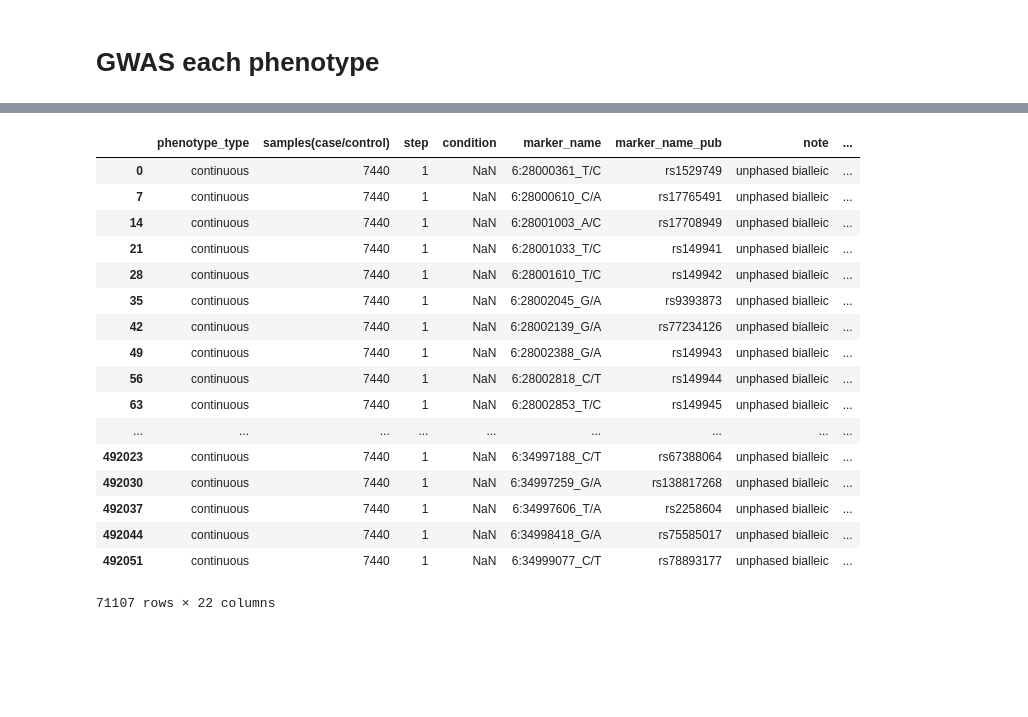
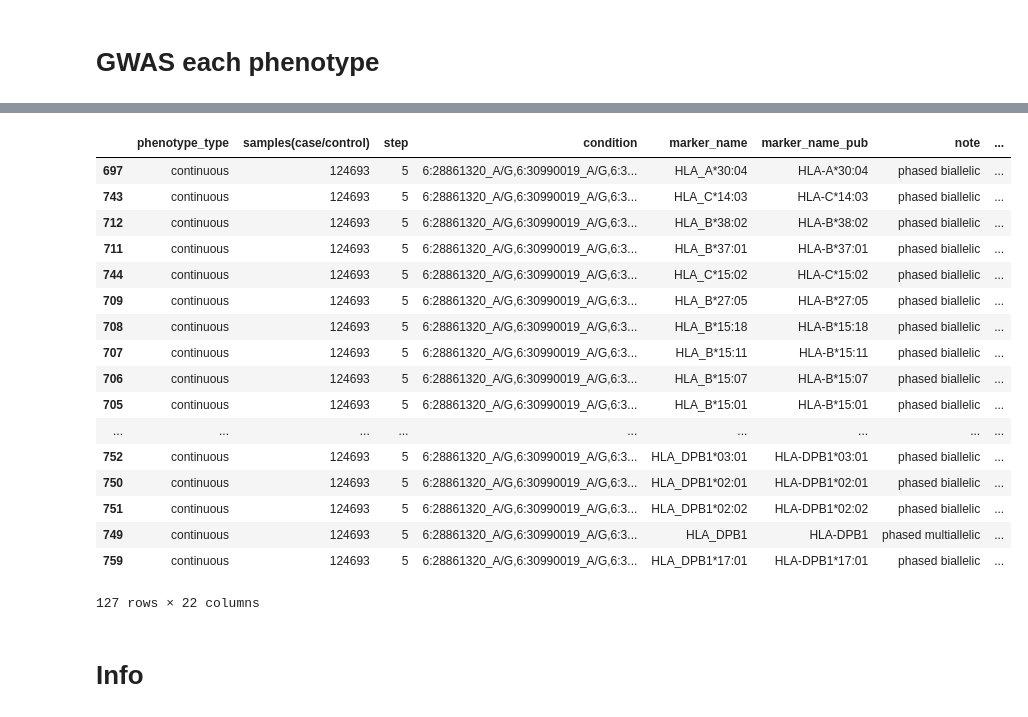
Before and after one commit to chanwkimlab/MHC_Kor_Assoc, a Jupyter notebook: 8_result.ipynb, the cells around one changed output, grey strips where cells are left out. Saved outputs shown, nothing was run; the diff lists cells and outputs as text; code cells hidden in the pictures; blank space fills up the shorter version.

```diff
--- a/8_result.ipynb
+++ b/8_result.ipynb
@@ -71,0 +50,14 @@ phenotype_info
+# %%
+binary_continuous_traits_filtered=[]
+for phenotype_name in binary_continuous_traits:
+    data_out_assoc_phenotype_path=data_out_assoc_path+phenotype_name+'/'
+    pheno=pd.read_csv(data_out_pheno_path+phenotype_name+'.phe',sep='\t',names=['FID','IID','pheno'])
+
+    num_data=(pheno['pheno']!=-9).sum()
+    if num_data<10000:
+        print(phenotype_name,num_data,'excluded')
+    else:
+        binary_continuous_traits_filtered.append(phenotype_name)
+
+print(len(binary_continuous_traits_filtered))
+binary_continuous_traits=binary_continuous_traits_filtered
@@ -293,21 +424,23 @@ meets end 6
-# %%
-result_merge
-# %% [output]
-|  | phenotype_type | samples(case/control) | step | condition | marker_name | marker_name_pub | note | ... |
-| 0 | continuous | 7440 | 1 | NaN | 6:28000361_T/C | rs1529749 | unphased bialleic | ... |
-| 7 | continuous | 7440 | 1 | NaN | 6:28000610_C/A | rs17765491 | unphased bialleic | ... |
-| 14 | continuous | 7440 | 1 | NaN | 6:28001003_A/C | rs17708949 | unphased bialleic | ... |
-| 21 | continuous | 7440 | 1 | NaN | 6:28001033_T/C | rs149941 | unphased bialleic | ... |
-| 28 | continuous | 7440 | 1 | NaN | 6:28001610_T/C | rs149942 | unphased bialleic | ... |
-| 35 | continuous | 7440 | 1 | NaN | 6:28002045_G/A | rs9393873 | unphased bialleic | ... |
-| 42 | continuous | 7440 | 1 | NaN | 6:28002139_G/A | rs77234126 | unphased bialleic | ... |
-| 49 | continuous | 7440 | 1 | NaN | 6:28002388_G/A | rs149943 | unphased bialleic | ... |
-| 56 | continuous | 7440 | 1 | NaN | 6:28002818_C/T | rs149944 | unphased bialleic | ... |
-| 63 | continuous | 7440 | 1 | NaN | 6:28002853_T/C | rs149945 | unphased bialleic | ... |
-| ... | ... | ... | ... | ... | ... | ... | ... | ... |
-| 492023 | continuous | 7440 | 1 | NaN | 6:34997188_C/T | rs67388064 | unphased bialleic | ... |
-| 492030 | continuous | 7440 | 1 | NaN | 6:34997259_G/A | rs138817268 | unphased bialleic | ... |
-| 492037 | continuous | 7440 | 1 | NaN | 6:34997606_T/A | rs2258604 | unphased bialleic | ... |
-| 492044 | continuous | 7440 | 1 | NaN | 6:34998418_G/A | rs75585017 | unphased bialleic | ... |
-| 492051 | continuous | 7440 | 1 | NaN | 6:34999077_C/T | rs78893177 | unphased bialleic | ... |
-71107 rows × 22 columns
+# %%
+result_merge[result_merge['marker_name'].str.contains('HLA')]
+# %% [output]
+|  | phenotype_type | samples(case/control) | step | condition | marker_name | marker_name_pub | note | ... |
+| 697 | continuous | 124693 | 5 | 6:28861320_A/G,6:30990019_A/G,6:3... | HLA_A*30:04 | HLA-A*30:04 | phased biallelic | ... |
+| 743 | continuous | 124693 | 5 | 6:28861320_A/G,6:30990019_A/G,6:3... | HLA_C*14:03 | HLA-C*14:03 | phased biallelic | ... |
+| 712 | continuous | 124693 | 5 | 6:28861320_A/G,6:30990019_A/G,6:3... | HLA_B*38:02 | HLA-B*38:02 | phased biallelic | ... |
+| 711 | continuous | 124693 | 5 | 6:28861320_A/G,6:30990019_A/G,6:3... | HLA_B*37:01 | HLA-B*37:01 | phased biallelic | ... |
+| 744 | continuous | 124693 | 5 | 6:28861320_A/G,6:30990019_A/G,6:3... | HLA_C*15:02 | HLA-C*15:02 | phased biallelic | ... |
+| 709 | continuous | 124693 | 5 | 6:28861320_A/G,6:30990019_A/G,6:3... | HLA_B*27:05 | HLA-B*27:05 | phased biallelic | ... |
+| 708 | continuous | 124693 | 5 | 6:28861320_A/G,6:30990019_A/G,6:3... | HLA_B*15:18 | HLA-B*15:18 | phased biallelic | ... |
+| 707 | continuous | 124693 | 5 | 6:28861320_A/G,6:30990019_A/G,6:3... | HLA_B*15:11 | HLA-B*15:11 | phased biallelic | ... |
+| 706 | continuous | 124693 | 5 | 6:28861320_A/G,6:30990019_A/G,6:3... | HLA_B*15:07 | HLA-B*15:07 | phased biallelic | ... |
+| 705 | continuous | 124693 | 5 | 6:28861320_A/G,6:30990019_A/G,6:3... | HLA_B*15:01 | HLA-B*15:01 | phased biallelic | ... |
+| ... | ... | ... | ... | ... | ... | ... | ... | ... |
+| 752 | continuous | 124693 | 5 | 6:28861320_A/G,6:30990019_A/G,6:3... | HLA_DPB1*03:01 | HLA-DPB1*03:01 | phased biallelic | ... |
+| 750 | continuous | 124693 | 5 | 6:28861320_A/G,6:30990019_A/G,6:3... | HLA_DPB1*02:01 | HLA-DPB1*02:01 | phased biallelic | ... |
+| 751 | continuous | 124693 | 5 | 6:28861320_A/G,6:30990019_A/G,6:3... | HLA_DPB1*02:02 | HLA-DPB1*02:02 | phased biallelic | ... |
+| 749 | continuous | 124693 | 5 | 6:28861320_A/G,6:30990019_A/G,6:3... | HLA_DPB1 | HLA-DPB1 | phased multiallelic | ... |
+| 759 | continuous | 124693 | 5 | 6:28861320_A/G,6:30990019_A/G,6:3... | HLA_DPB1*17:01 | HLA-DPB1*17:01 | phased biallelic | ... |
+127 rows × 22 columns
+# %% [markdown]
+# Info
```
Also changed, not shown: parts of 156 cells of this notebook, 4 other files.
